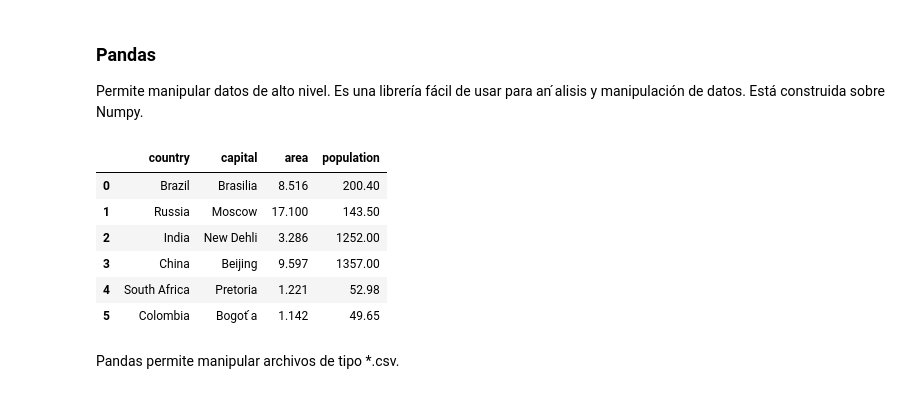
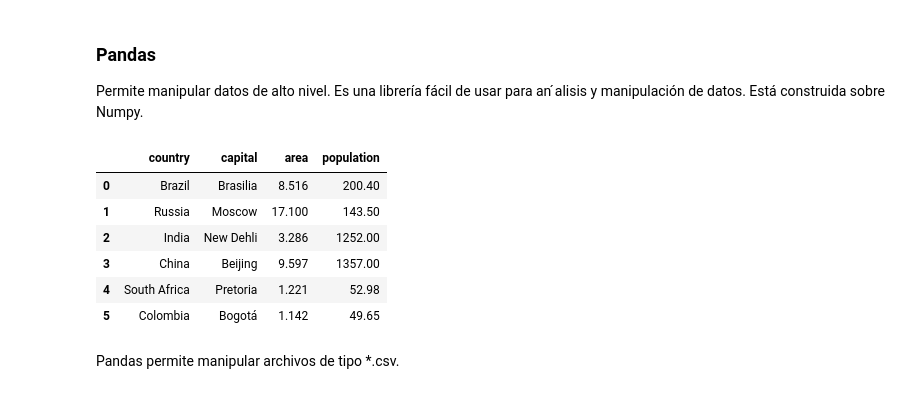
Before and after one commit to esgantivar/MinTIC2021-Ciclo-I, a Jupyter notebook: 22. Manejo librerias.ipynb, the cells around one changed output. Cells and saved outputs as stored; diff of their text form; code cells hidden in the pictures.

```diff
--- a/22. Manejo librerias.ipynb
+++ b/22. Manejo librerias.ipynb
@@ -176,19 +235,19 @@ import pandas as pd
 # %%
 dictc = {"country": ["Brazil", "Russia", "India",
                           "China", "South Africa", "Colombia"],
-"capital": ["Brasilia", "Moscow", "New Dehli", "Beijing", "Pretoria", "Bogot ́a"],
+"capital": ["Brasilia", "Moscow", "New Dehli", "Beijing", "Pretoria", "Bogotá"],
             "area": [8.516, 17.10, 3.286, 9.597, 1.221, 1.142],
             "population": [200.4, 143.5, 1252, 1357, 52.98, 49.65] }
 brics = pd.DataFrame(dictc)
 brics
 # %% [output]
 |  | country | capital | area | population |
 | 0 | Brazil | Brasilia | 8.516 | 200.40 |
 | 1 | Russia | Moscow | 17.100 | 143.50 |
 | 2 | India | New Dehli | 3.286 | 1252.00 |
 | 3 | China | Beijing | 9.597 | 1357.00 |
 | 4 | South Africa | Pretoria | 1.221 | 52.98 |
-| 5 | Colombia | Bogot ́a | 1.142 | 49.65 |
+| 5 | Colombia | Bogotá | 1.142 | 49.65 |
 # %% [markdown]
 Pandas permite manipular archivos de tipo *.csv.
 # %%
```
Also changed, not shown: parts of 45 cells of this notebook.
